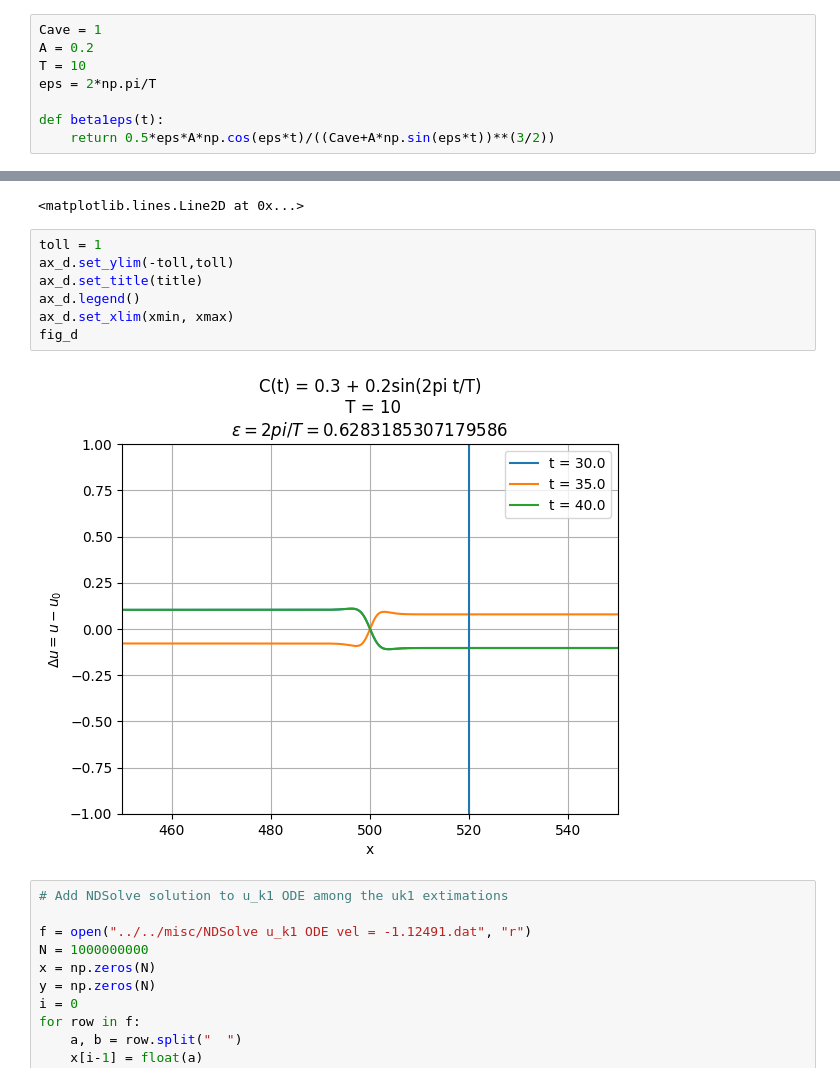
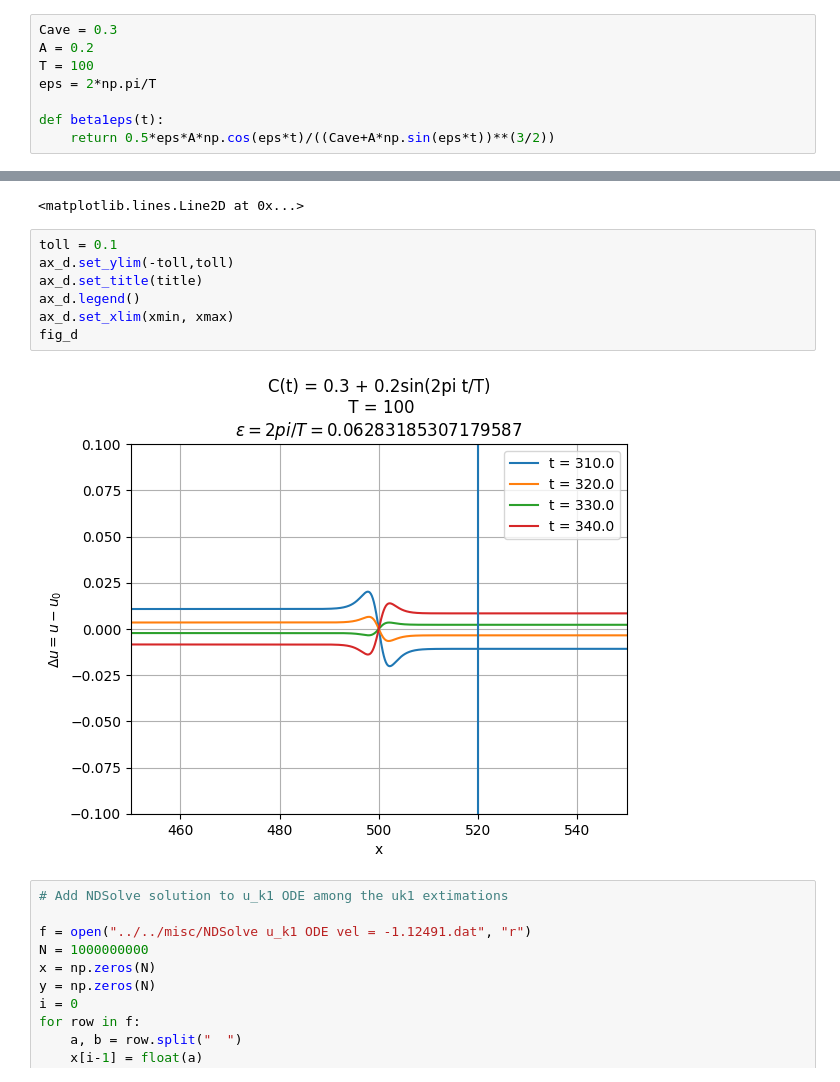
Before and after one commit to suanno/stage2, a Jupyter notebook: codes_tdgl/1D/plot/second analytical approach/distance from stationary state.ipynb, the cells around one changed output, grey strips where cells are left out. Cells and saved outputs as stored; diff of their text form.

```diff
--- a/codes_tdgl/1D/plot/second analytical approach/distance from stationary state.ipynb
+++ b/codes_tdgl/1D/plot/second analytical approach/distance from stationary state.ipynb
@@ -13,7 +13,7 @@ dir_save = "../../.saves/" + "T=10 A=0.2 Cave=1 from tanh aftersomeperiods/"
 # %%
-Cave = 1
+Cave = 0.3
 A = 0.2
-T = 10
+T = 100
 eps = 2*np.pi/T
 
 def beta1eps(t):
@@ -171,14 +171,14 @@ ax_d.axvline(xplateau)
 520.0
 <matplotlib.lines.Line2D at 0x...>
 # %%
-toll = 1
+toll = 0.1
 ax_d.set_ylim(-toll,toll)
 ax_d.set_title(title)
 ax_d.legend()
 ax_d.set_xlim(xmin, xmax)
 fig_d
 # %% [output]
-[figure, old version]
+[figure, new version]
 # %%
 # Add NDSolve solution to u_k1 ODE among the uk1 extimations
 
```
Also changed, not shown: parts of 5 cells of this notebook, 6 other files.
